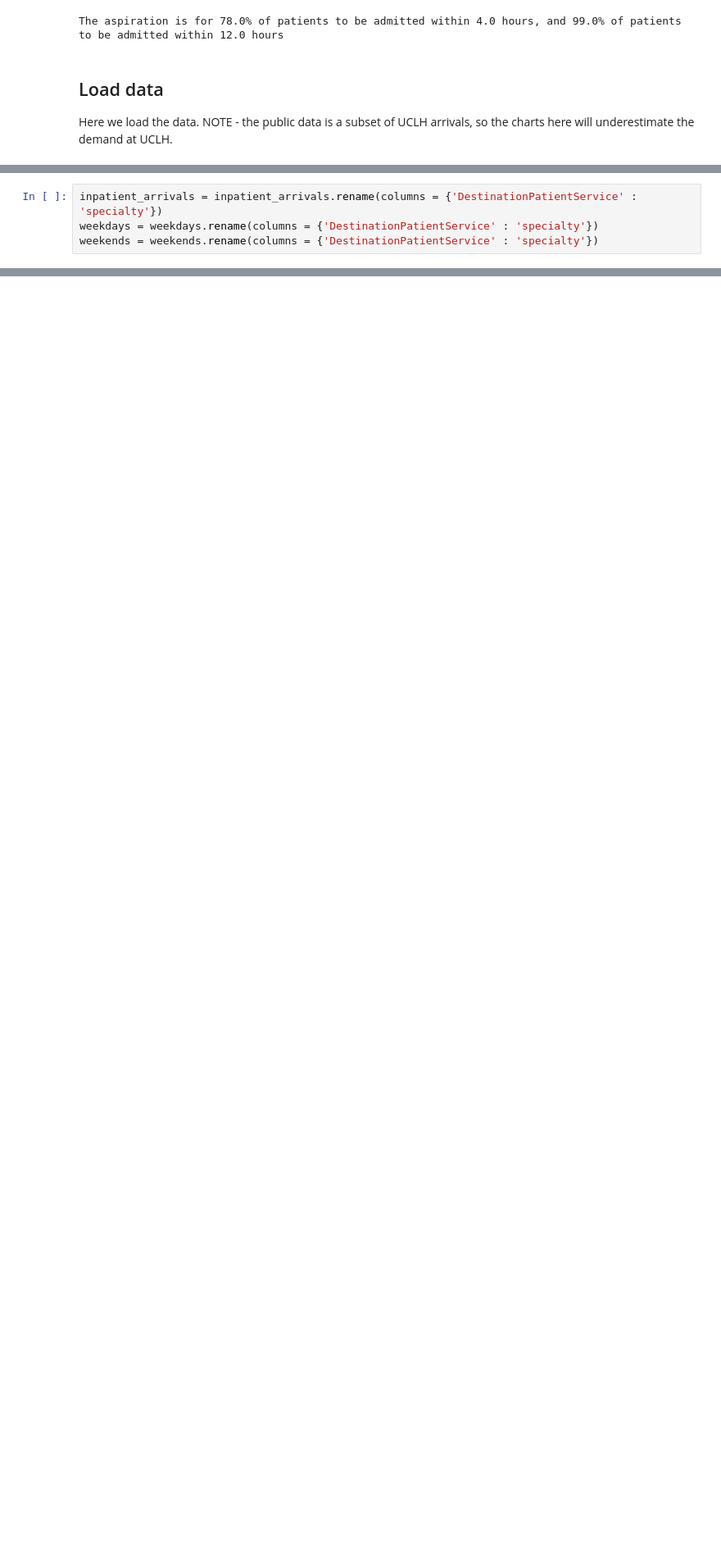
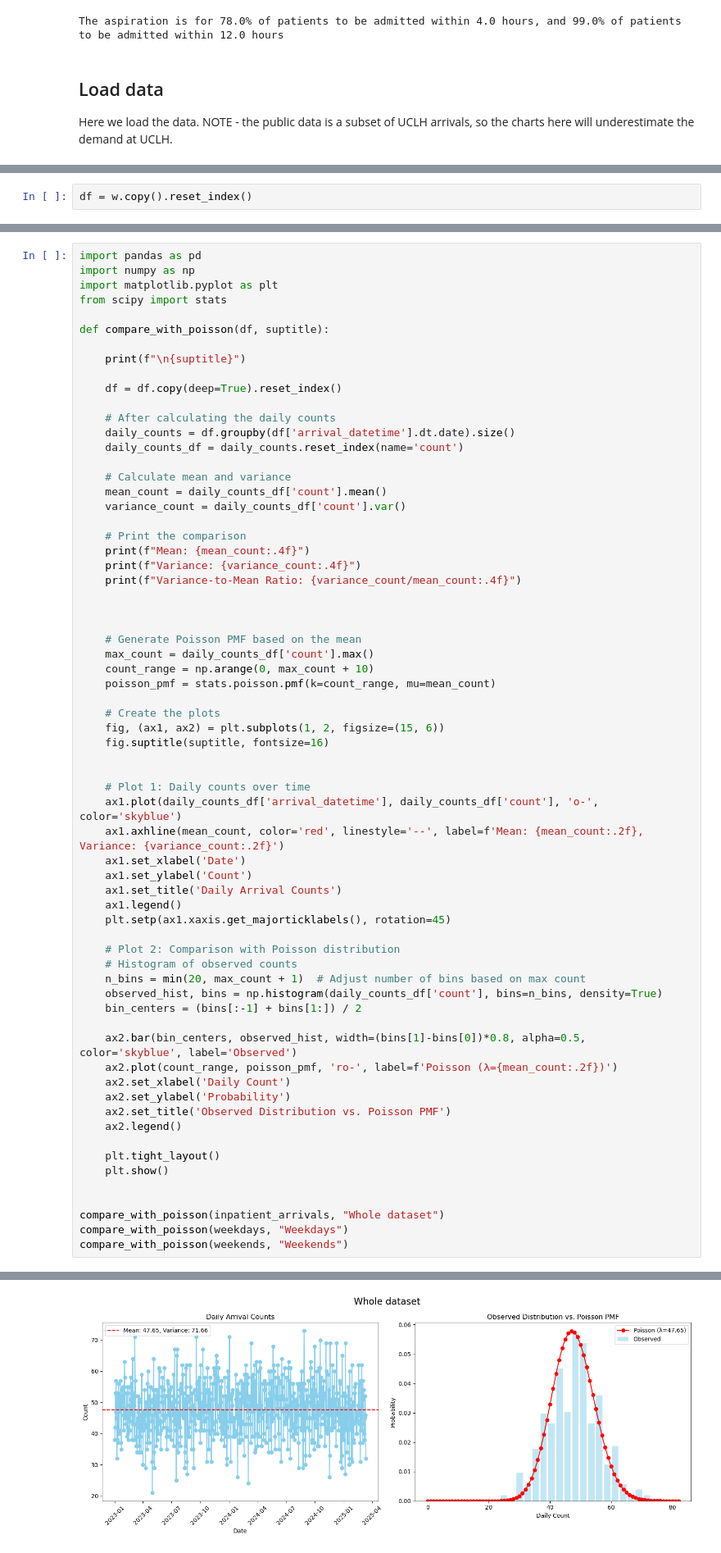
Before and after one commit to zmek/patientflow, a Jupyter notebook: notebooks/7_Visualise_un-delayed_demand_check_distributions.ipynb, the cells around one changed output, grey strips where cells are left out. Shown at 82% size. Cells and saved outputs as stored; diff of their text form; blank space fills up the shorter version.

Commit message:
compare arrival times with poisson

```diff
--- a/notebooks/7_Visualise_un-delayed_demand_check_distributions.ipynb
+++ b/notebooks/7_Visualise_un-delayed_demand_check_distributions.ipynb
@@ -84 +93,3 @@ inpatient_arrivals
+# %%
+df = w.copy().reset_index()
 # %%
@@ -614,4 +111,0 @@ Below we show a breakdown by specialty
-# %%
-inpatient_arrivals = inpatient_arrivals.rename(columns = {'DestinationPatientService' : 'specialty'})
-weekdays = weekdays.rename(columns = {'DestinationPatientService' : 'specialty'})
-weekends = weekends.rename(columns = {'DestinationPatientService' : 'specialty'})
@@ -698,0 +112,67 @@ Note that all the charts have been created using only a very simple set of input
+# %%
+import pandas as pd
+import numpy as np
+import matplotlib.pyplot as plt
+from scipy import stats
+
+def compare_with_poisson(df, suptitle):
+
+    print(f"\n{suptitle}")
+
+    df = df.copy(deep=True).reset_index()
+
+    # After calculating the daily counts
+    daily_counts = df.groupby(df['arrival_datetime'].dt.date).size()
+    daily_counts_df = daily_counts.reset_index(name='count')
+
+    # Calculate mean and variance
+    mean_count = daily_counts_df['count'].mean()
+    variance_count = daily_counts_df['count'].var()
+
+    # Print the comparison
+    print(f"Mean: {mean_count:.4f}")
+    print(f"Variance: {variance_count:.4f}")
+    print(f"Variance-to-Mean Ratio: {variance_count/mean_count:.4f}")
+
+
+
+    # Generate Poisson PMF based on the mean
+    max_count = daily_counts_df['count'].max()
+    count_range = np.arange(0, max_count + 10)
+    poisson_pmf = stats.poisson.pmf(k=count_range, mu=mean_count)
+
+    # Create the plots
+    fig, (ax1, ax2) = plt.subplots(1, 2, figsize=(15, 6))
+    fig.suptitle(suptitle, fontsize=16)
+
+
+    # Plot 1: Daily counts over time
+    ax1.plot(daily_counts_df['arrival_datetime'], daily_counts_df['count'], 'o-', color='skyblue')
+    ax1.axhline(mean_count, color='red', linestyle='--', label=f'Mean: {mean_count:.2f}, Variance: {variance_count:.2f}')
+    ax1.set_xlabel('Date')
+    ax1.set_ylabel('Count')
+    ax1.set_title('Daily Arrival Counts')
+    ax1.legend()
+    plt.setp(ax1.xaxis.get_majorticklabels(), rotation=45)
+
+    # Plot 2: Comparison with Poisson distribution
+    # Histogram of observed counts
+    n_bins = min(20, max_count + 1)  # Adjust number of bins based on max count
+    observed_hist, bins = np.histogram(daily_counts_df['count'], bins=n_bins, density=True)
+    bin_centers = (bins[:-1] + bins[1:]) / 2
+
+    ax2.bar(bin_centers, observed_hist, width=(bins[1]-bins[0])*0.8, alpha=0.5, color='skyblue', label='Observed')
+    ax2.plot(count_range, poisson_pmf, 'ro-', label=f'Poisson (λ={mean_count:.2f})')
+    ax2.set_xlabel('Daily Count')
+    ax2.set_ylabel('Probability')
+    ax2.set_title('Observed Distribution vs. Poisson PMF')
+    ax2.legend()
+
+    plt.tight_layout()
+    plt.show()
+
+
+compare_with_poisson(inpatient_arrivals, "Whole dataset")
+compare_with_poisson(weekdays, "Weekdays")
+compare_with_poisson(weekends, "Weekends")
+# %% [output]
@@ -698,0 +183 @@ Note that all the charts have been created using only a very simple set of input
+[figure, added]
```
Also changed, not shown: parts of 50 cells of this notebook.
